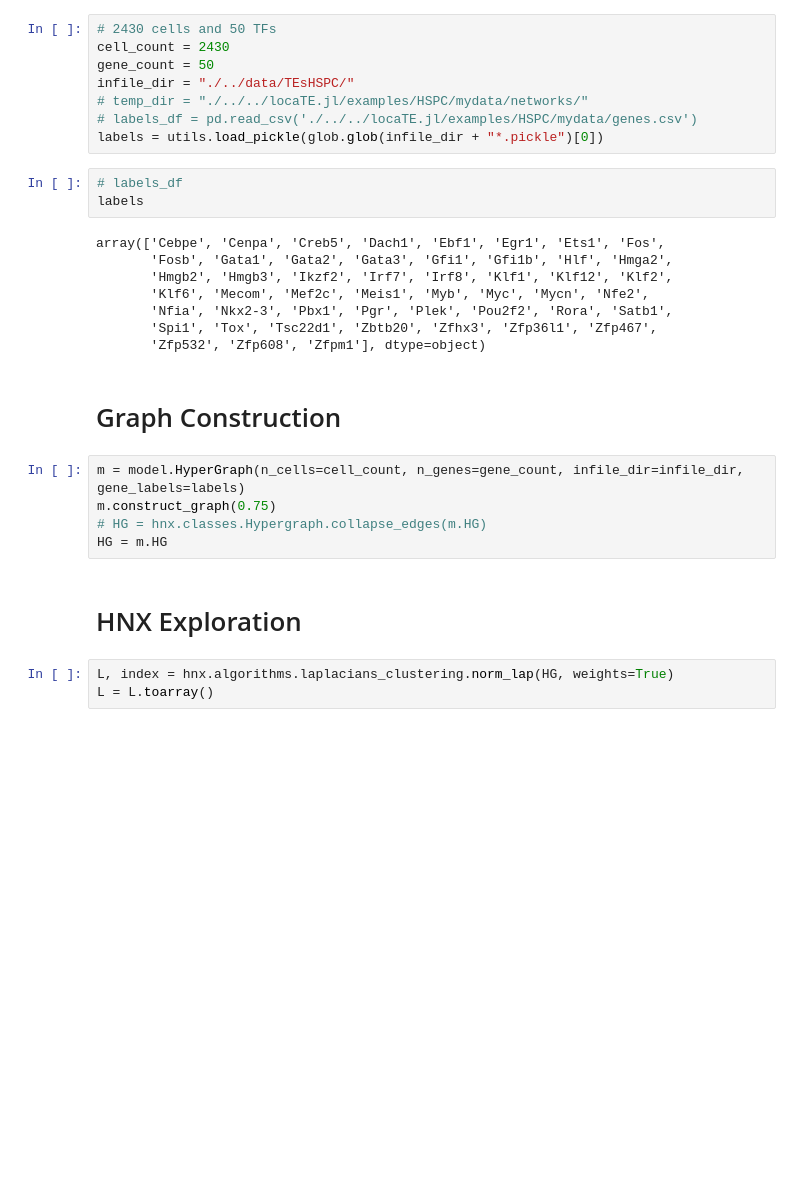
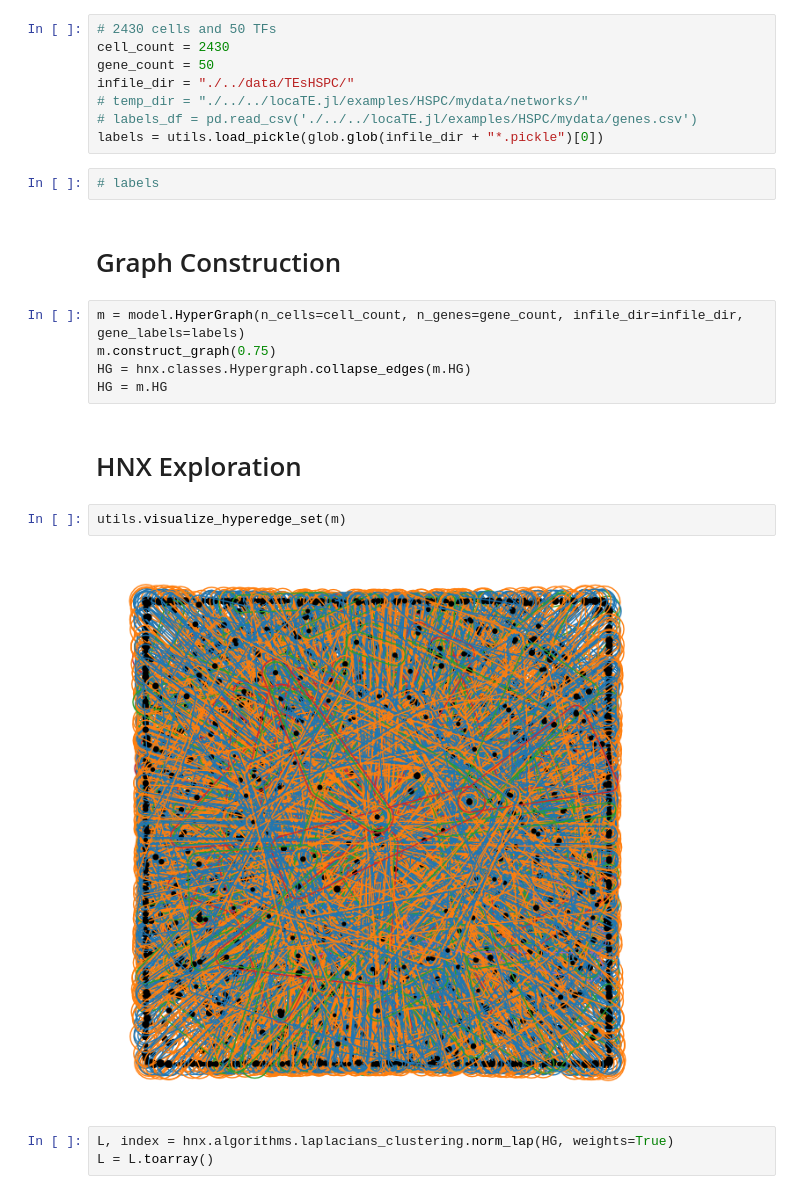
Before and after one commit to Dennis-Bersenev/scPectral, a Jupyter notebook: scPectral/HSPCsResult.ipynb, the cells around one changed output. Drawn from its saved outputs; the diff is of its cells as text; blank space fills up the shorter version.

```diff
--- a/scPectral/HSPCsResult.ipynb
+++ b/scPectral/HSPCsResult.ipynb
@@ -18,25 +18,20 @@ infile_dir = "./../data/TEsHSPC/"
 # labels_df = pd.read_csv('./../../locaTE.jl/examples/HSPC/mydata/genes.csv')
 labels = utils.load_pickle(glob.glob(infile_dir + "*.pickle")[0])
 # %%
-# labels_df
-labels
+# labels
-# %% [output]
-array(['Cebpe', 'Cenpa', 'Creb5', 'Dach1', 'Ebf1', 'Egr1', 'Ets1', 'Fos',
-       'Fosb', 'Gata1', 'Gata2', 'Gata3', 'Gfi1', 'Gfi1b', 'Hlf', 'Hmga2',
-       'Hmgb2', 'Hmgb3', 'Ikzf2', 'Irf7', 'Irf8', 'Klf1', 'Klf12', 'Klf2',
-       'Klf6', 'Mecom', 'Mef2c', 'Meis1', 'Myb', 'Myc', 'Mycn', 'Nfe2',
-       'Nfia', 'Nkx2-3', 'Pbx1', 'Pgr', 'Plek', 'Pou2f2', 'Rora', 'Satb1',
-       'Spi1', 'Tox', 'Tsc22d1', 'Zbtb20', 'Zfhx3', 'Zfp36l1', 'Zfp467',
-       'Zfp532', 'Zfp608', 'Zfpm1'], dtype=object)
 # %% [markdown]
 # Graph Construction
 # %%
 m = model.HyperGraph(n_cells=cell_count, n_genes=gene_count, infile_dir=infile_dir, gene_labels=labels)
 m.construct_graph(0.75)
-# HG = hnx.classes.Hypergraph.collapse_edges(m.HG)
+HG = hnx.classes.Hypergraph.collapse_edges(m.HG)
 HG = m.HG
 # %% [markdown]
 # HNX Exploration
+# %%
+utils.visualize_hyperedge_set(m)
+# %% [output]
+[figure, added]
 # %%
 L, index = hnx.algorithms.laplacians_clustering.norm_lap(HG, weights=True)
 L = L.toarray()
```
Also changed, not shown: parts of 1 cell of this notebook, 3 other files.
